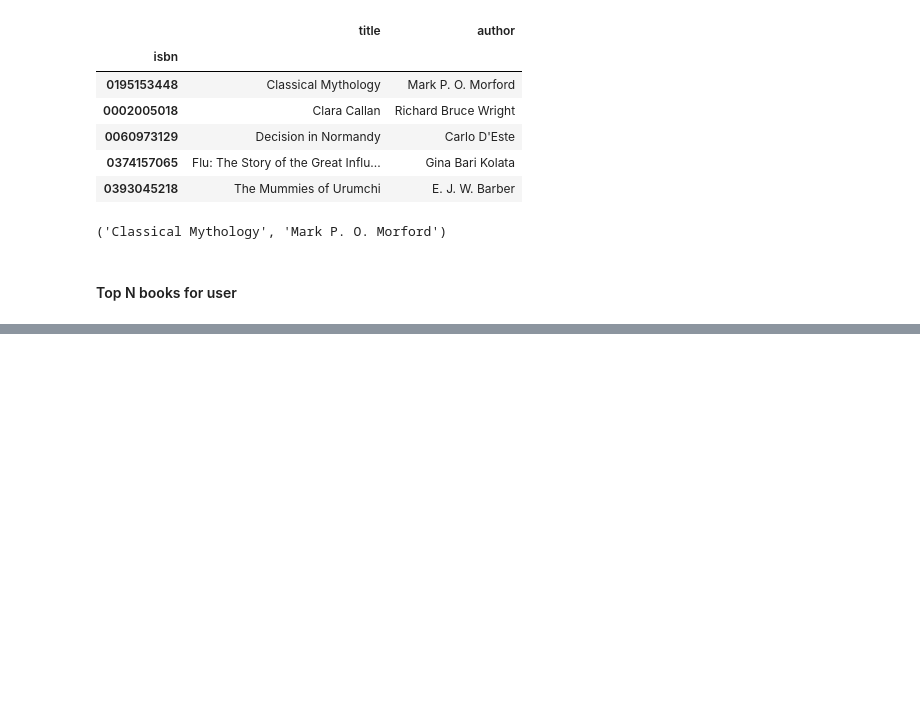
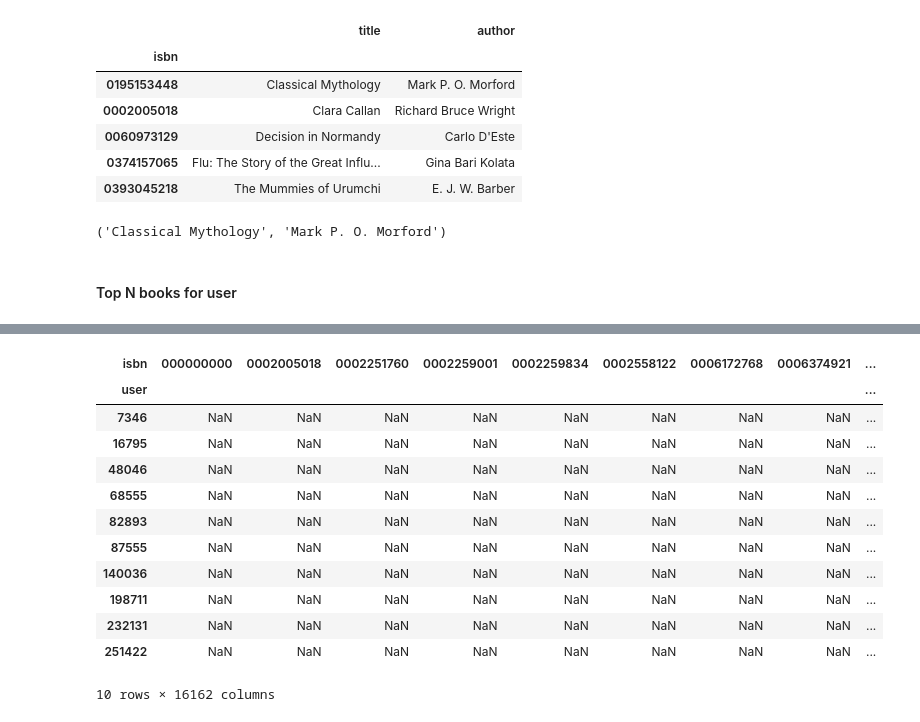
Before and after one commit to elzaksspro/recommendation, a Jupyter notebook: NearestNeighbourModel.ipynb, the cells around one changed output, grey strips where cells are left out. Cells and saved outputs as stored; diff of their text form; code cells hidden in the pictures; blank space fills up the shorter version.

```diff
--- a/NearestNeighbourModel.ipynb
+++ b/NearestNeighbourModel.ipynb
@@ -108,0 +174,10 @@ ISBNsPerUser.shape
+# %%
+import numpy as np
+def distance(user1, user2):
+    try:
+        user1Ratings = userItemRatingMatrix.transpose()[user1]
+        user2Ratings = userItemRatingMatrix.transpose()[user2]
+        distance = hamming(user1Ratings, user2Ratings)
+    except:
+        distance = np.NaN
+    return distance
@@ -108,0 +188,8 @@ ISBNsPerUser.shape
+# %%
+# Take an active user & a no. K and find the kNNs for that user
+user = 204622
+# allUsers = pd.DataFrame(userItemRatingMatrix.index)
+# print(allUsers.shape)
+# allUsers  = allUsers[allUsers.user != user] #all the users except active user
+# print(allUsers.shape)
+# allUsers.head()
@@ -108,0 +202,9 @@ ISBNsPerUser.shape
+# %%
+def nearestNeighbour(user, K=10):
+    allUsers = pd.DataFrame(userItemRatingMatrix.index)
+    allUsers  = allUsers[allUsers.user != user] #all the users except active user
+    allUsers["distance"] = allUsers["user"].apply(lambda x: distance(user, x))
+    KnearestUsers = allUsers.sort_values(["distance"], ascending=True)["user"][:K]
+    return KnearestUsers
+# %%
+KnearestUsers = nearestNeighbour(204622)
@@ -108,0 +231,18 @@ ISBNsPerUser.shape
+# %%
+# Get the ratings of the nns for all books
+NNRatings = userItemRatingMatrix[userItemRatingMatrix.index.isin(KnearestUsers)]
+NNRatings
+# %% [output]
+| isbn | 000000000 | 0002005018 | 0002251760 | 0002259001 | 0002259834 | 0002558122 | 0006172768 | 0006374921 | ... |
+| user |  |  |  |  |  |  |  |  | ... |
+| 7346 | NaN | NaN | NaN | NaN | NaN | NaN | NaN | NaN | ... |
+| 16795 | NaN | NaN | NaN | NaN | NaN | NaN | NaN | NaN | ... |
+| 48046 | NaN | NaN | NaN | NaN | NaN | NaN | NaN | NaN | ... |
+| 68555 | NaN | NaN | NaN | NaN | NaN | NaN | NaN | NaN | ... |
+| 82893 | NaN | NaN | NaN | NaN | NaN | NaN | NaN | NaN | ... |
+| 87555 | NaN | NaN | NaN | NaN | NaN | NaN | NaN | NaN | ... |
+| 140036 | NaN | NaN | NaN | NaN | NaN | NaN | NaN | NaN | ... |
+| 198711 | NaN | NaN | NaN | NaN | NaN | NaN | NaN | NaN | ... |
+| 232131 | NaN | NaN | NaN | NaN | NaN | NaN | NaN | NaN | ... |
+| 251422 | NaN | NaN | NaN | NaN | NaN | NaN | NaN | NaN | ... |
+10 rows × 16162 columns
```
Also changed, not shown: parts of 29 cells of this notebook.
